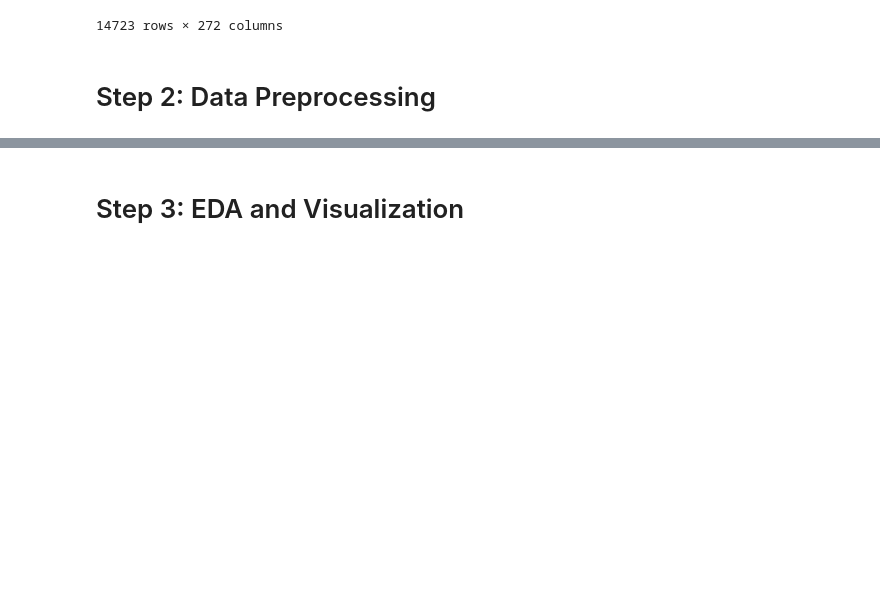
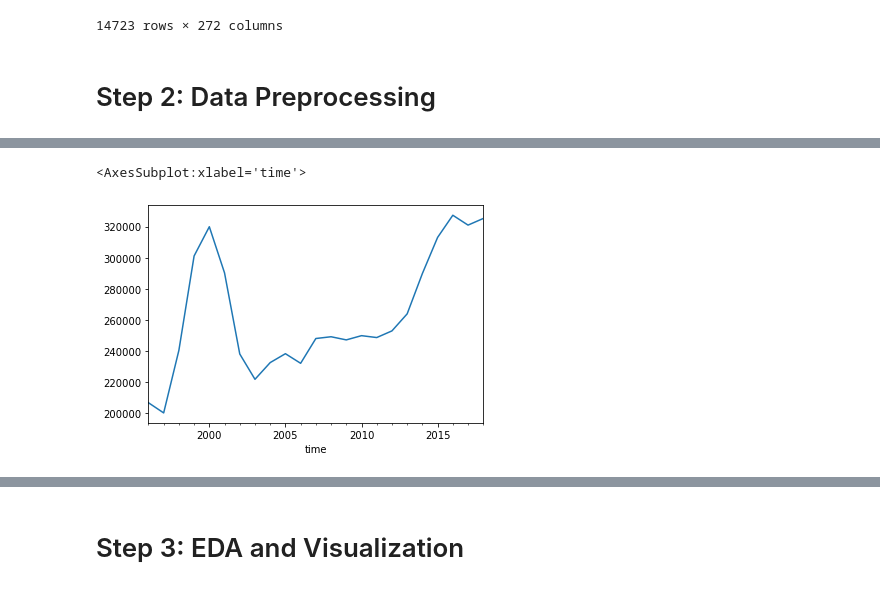
Before and after one commit to kuninethan95/Time_Series_Model, a Jupyter notebook: time-series/starter_notebook.ipynb, the cells around one changed output, grey strips where cells are left out. Drawn from its saved outputs; the diff is of its cells as text; code cells hidden in the pictures; blank space fills up the shorter version.

```diff
--- a/time-series/starter_notebook.ipynb
+++ b/time-series/starter_notebook.ipynb
@@ -117,0 +206,5 @@ df_78722=df_austinlong.loc[df_austinlong['RegionName']==78722]
+# %%
+harris_dict[77494]['value'].plot()
+# %% [output]
+<AxesSubplot:xlabel='time'>
+[figure, added]
```
Also changed, not shown: parts of 74 cells of this notebook.
